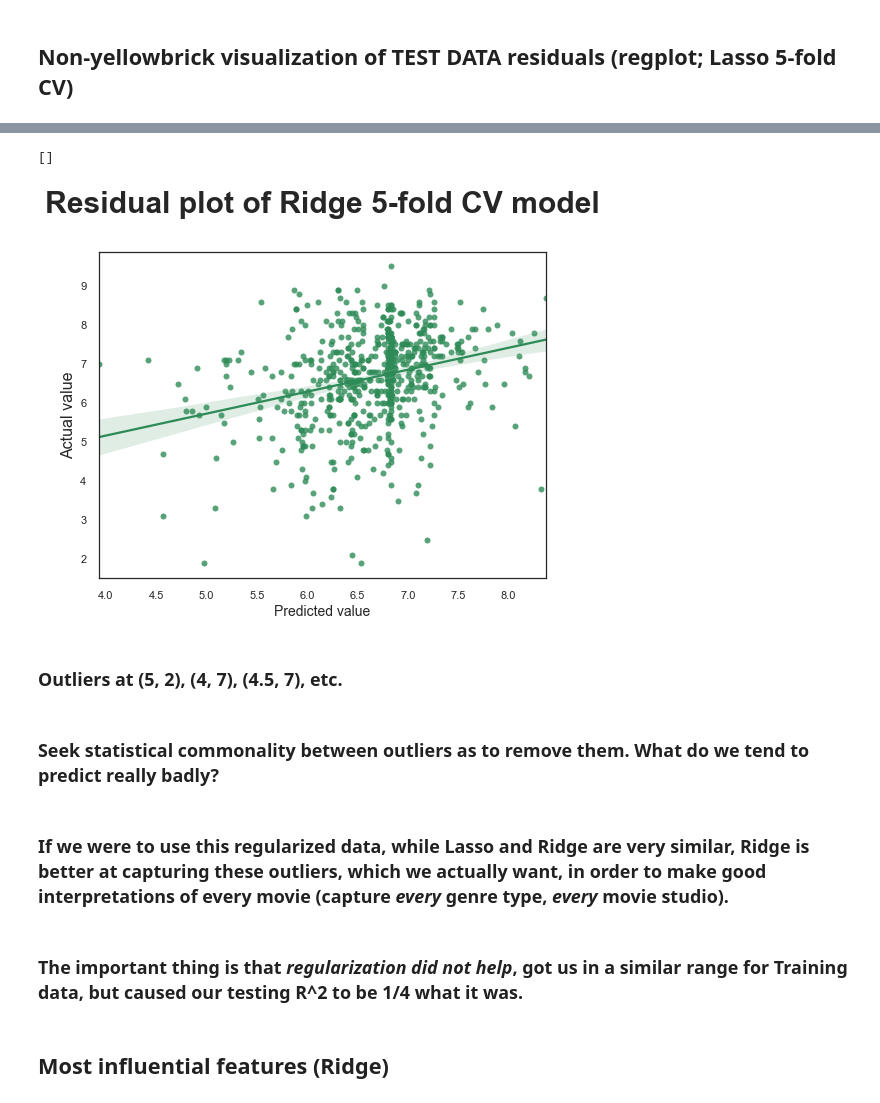
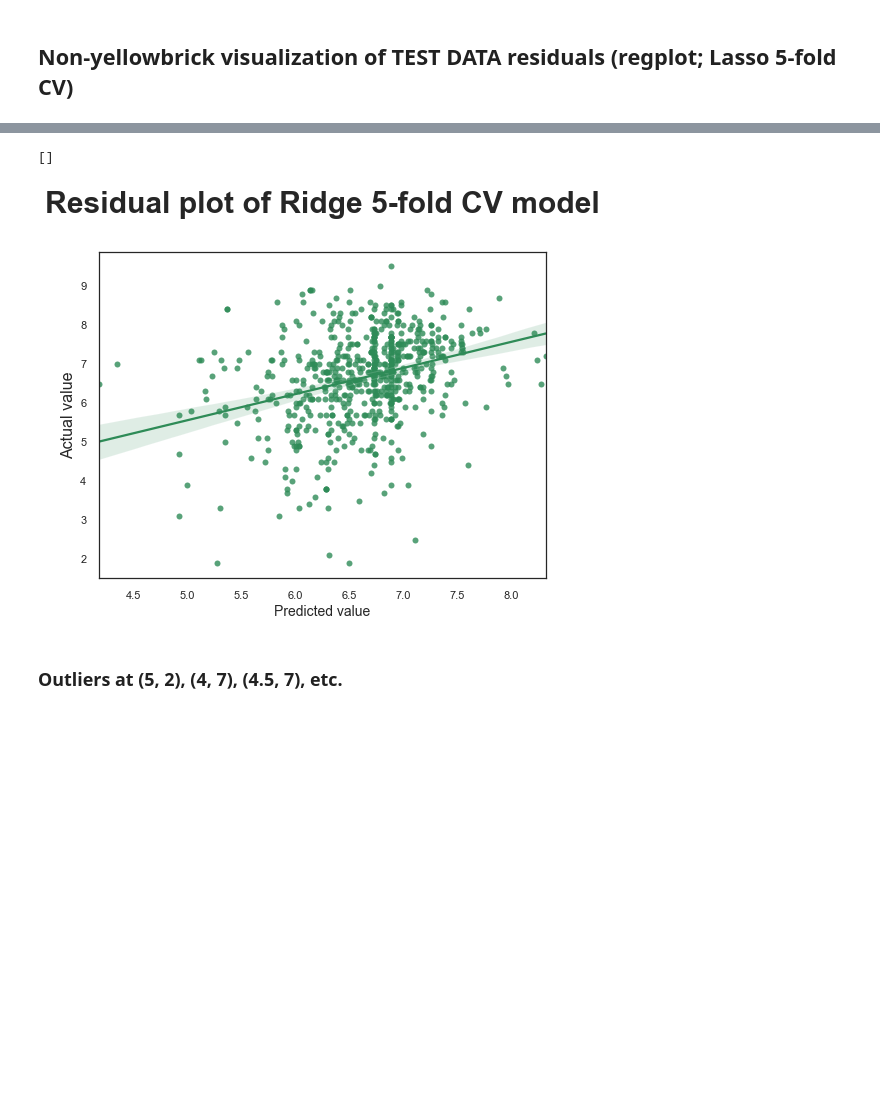
Before and after one commit to yi-ye-zhi-qiu/liamometer, a Jupyter notebook: analysis.ipynb, the cells around one changed output, grey strips where cells are left out. Cells and saved outputs as stored; diff of their text form; code cells hidden in the pictures; blank space fills up the shorter version.

```diff
--- a/analysis.ipynb
+++ b/analysis.ipynb
@@ -310,9 +308,6 @@ Validation method: Train / Validation / Test
 X, y = df_new, df_new['imdbscore']
 
 #train test split
-X_, X_test, y_, y_test = train_test_split(X, y, test_size=.2, random_state=10)
+X_train, X_test, y_train, y_test = train_test_split(X, y, test_size=.2, random_state=10)
-# %%
-#split training into validation and train
-X_train, X_val, y_train, y_val = train_test_split(X_, y_, test_size=.25, random_state=3)
 # %% [markdown]
 Target: IMDB score; features: genres; question: do people like one genre over the other?
@@ -661,8 +677,7 @@ visualizer.show()                         # Finalize and render the figure
 # %% [markdown]
 ## Predicted vs. actual (Lasso)
 # %%
-visualizer = PredictionError(model_lasso)
-
+visualizer = PredictionError(model)
 visualizer.fit(X_train3_scaled, y_train)  # Fit the training data to the visualizer
 visualizer.score(X_test3_scaled, y_test)  # Evaluate the model on the test data
 visualizer.show()                 # Finalize and render the figure
@@ -690,26 +705,19 @@ plt.plot()
 # %%
 ridge_cv_5_fold = RidgeCV(cv=5)
 ridge_cv_5_fold.fit(X_train3_scaled, y_train)             # Fit a ridge regression on the training data
 test_set_pred_ridge = ridge_cv_5_fold.predict(X_test3_scaled)
+X_test3['pred'] = test_set_pred_ridge
 plt.figure(figsize=(8, 6))
 sns.set_style(style='white')
 # plt.scatter(test_set_pred, y_test, alpha=.1,  scatter_kws={"color": "black"}, line_kws={"color": "red"})
 ax = sns.regplot(x=test_set_pred_ridge, y=y_test, color="seagreen")
 ax.set_title("Residual plot of Ridge 5-fold CV model", fontsize=30, weight='bold', y=1.1)
 
 plt.xlabel('Predicted value', fontsize=14)
 plt.ylabel('Actual value', fontsize=16)
 plt.plot()
 # %% [output]
 []
-[figure, old version]
+[figure, new version]
 # %% [markdown]
 ### Outliers at (5, 2), (4, 7), (4.5, 7), etc.
-# %% [markdown]
-### Seek statistical commonality between outliers as to remove them. What do we tend to predict really badly?
-# %% [markdown]
-### If we were to use this regularized data, while Lasso and Ridge are very similar, Ridge is better at capturing these outliers, which we actually want, in order to make good interpretations of every movie (capture *every* genre type, *every* movie studio).
-# %% [markdown]
-### The important thing is that *regularization did not help*, got us in a similar range for Training data, but caused our testing R^2 to be 1/4 what it was.
-# %% [markdown]
-## Most influential features (Ridge)
```
Also changed, not shown: parts of 68 cells of this notebook.
